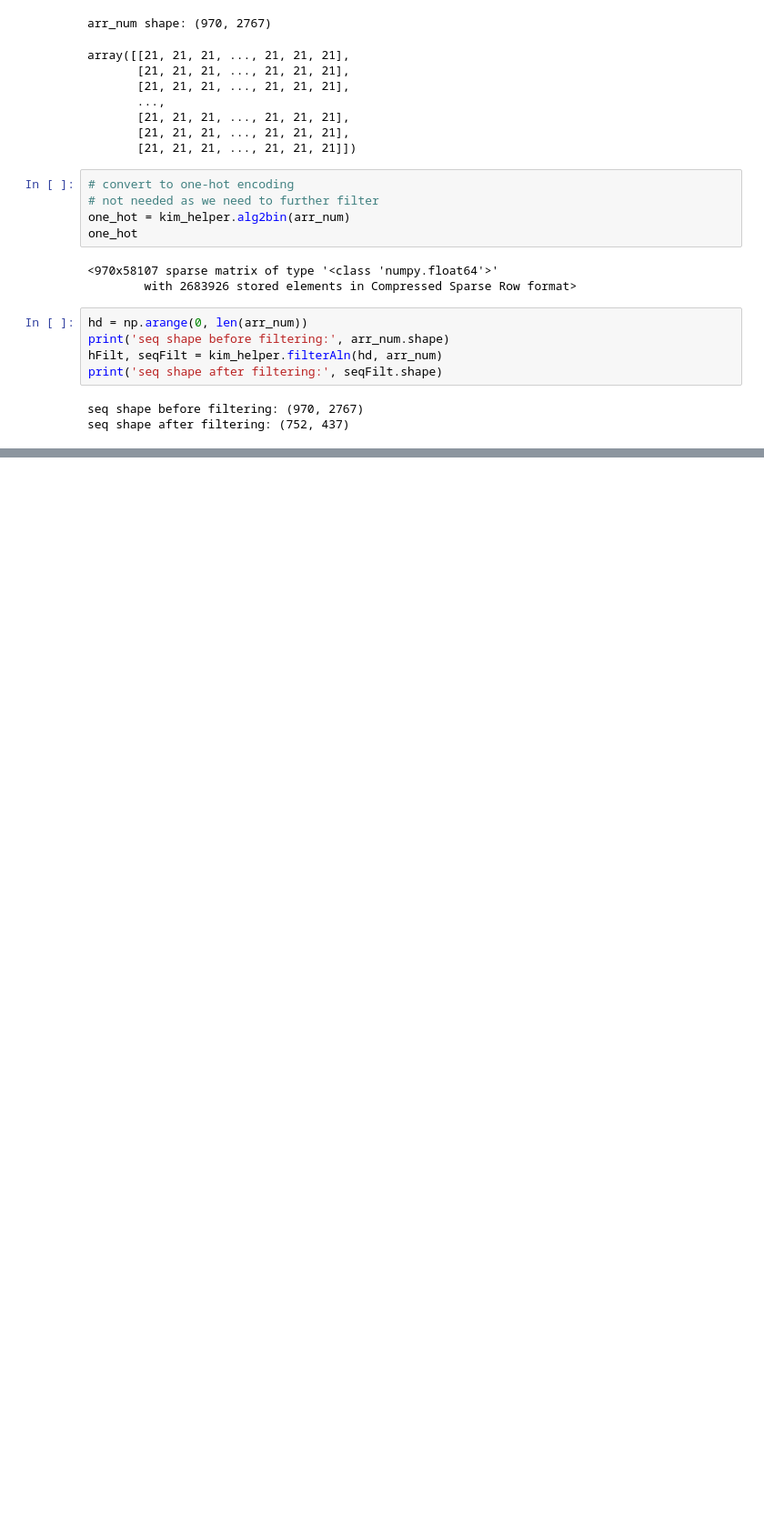
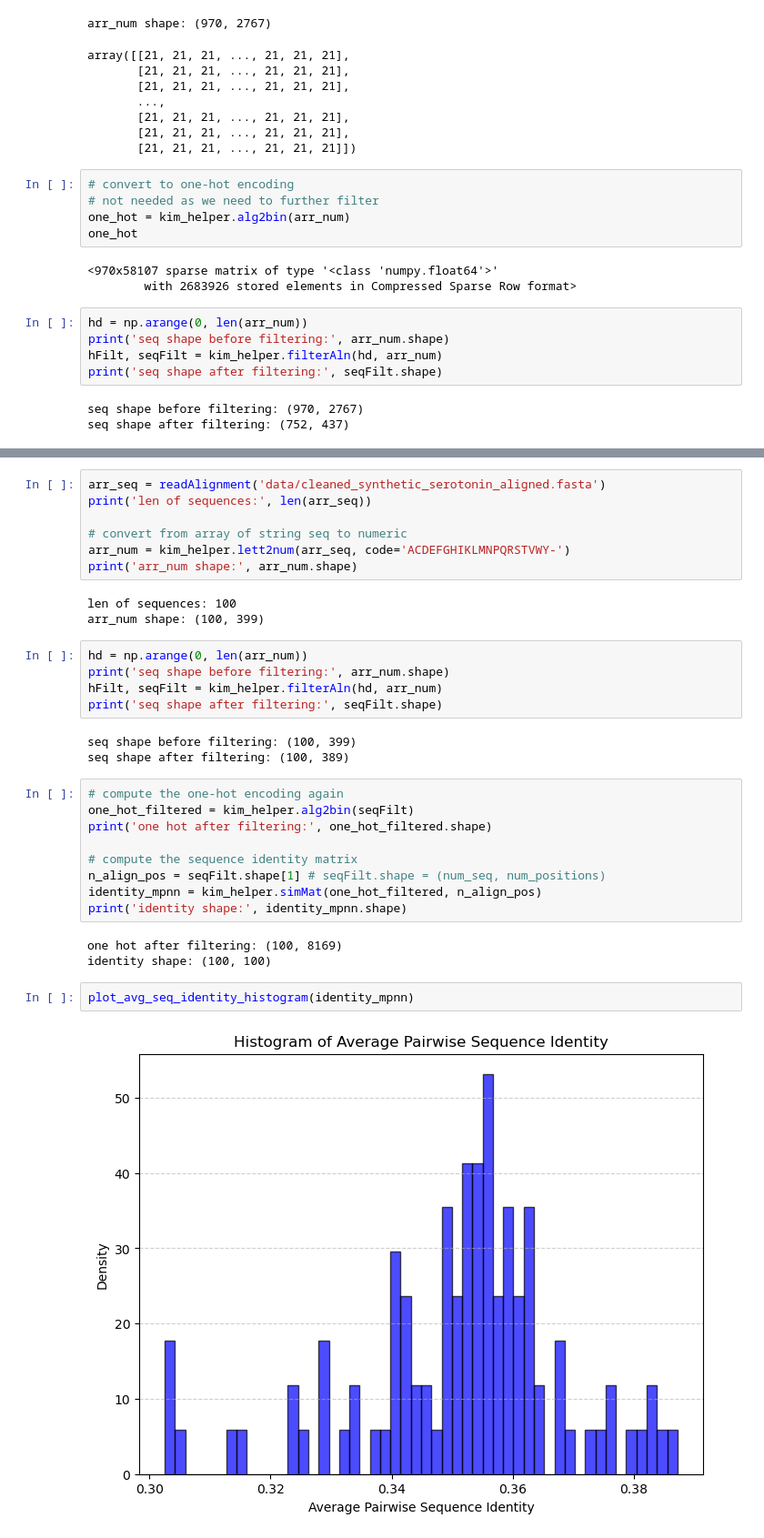
Before and after one commit to zifangu/lithiumized-fish, a Jupyter notebook: project_checkin1.ipynb, the cells around one changed output, grey strips where cells are left out. Shown: that part at 91% size. Drawn from its saved outputs; the diff is of its cells as text; blank space fills up the shorter version.

```diff
--- a/project_checkin1.ipynb
+++ b/project_checkin1.ipynb
@@ -92,0 +125,34 @@ plot_avg_seq_identity_histogram(identity)
+# %%
+arr_seq = readAlignment('data/cleaned_synthetic_serotonin_aligned.fasta')
+print('len of sequences:', len(arr_seq))
+
+# convert from array of string seq to numeric
+arr_num = kim_helper.lett2num(arr_seq, code='ACDEFGHIKLMNPQRSTVWY-')
+print('arr_num shape:', arr_num.shape)
+# %% [output]
+len of sequences: 100
+arr_num shape: (100, 399)
+# %%
+hd = np.arange(0, len(arr_num))
+print('seq shape before filtering:', arr_num.shape)
+hFilt, seqFilt = kim_helper.filterAln(hd, arr_num)
+print('seq shape after filtering:', seqFilt.shape)
+# %% [output]
+seq shape before filtering: (100, 399)
+seq shape after filtering: (100, 389)
+# %%
+# compute the one-hot encoding again
+one_hot_filtered = kim_helper.alg2bin(seqFilt)
+print('one hot after filtering:', one_hot_filtered.shape)
+
+# compute the sequence identity matrix
+n_align_pos = seqFilt.shape[1] # seqFilt.shape = (num_seq, num_positions)
+identity_mpnn = kim_helper.simMat(one_hot_filtered, n_align_pos)
+print('identity shape:', identity_mpnn.shape)
+# %% [output]
+one hot after filtering: (100, 8169)
+identity shape: (100, 100)
+# %%
+plot_avg_seq_identity_histogram(identity_mpnn)
+# %% [output]
+[figure, added]
```
Also changed, not shown: parts of 10 cells of this notebook.
